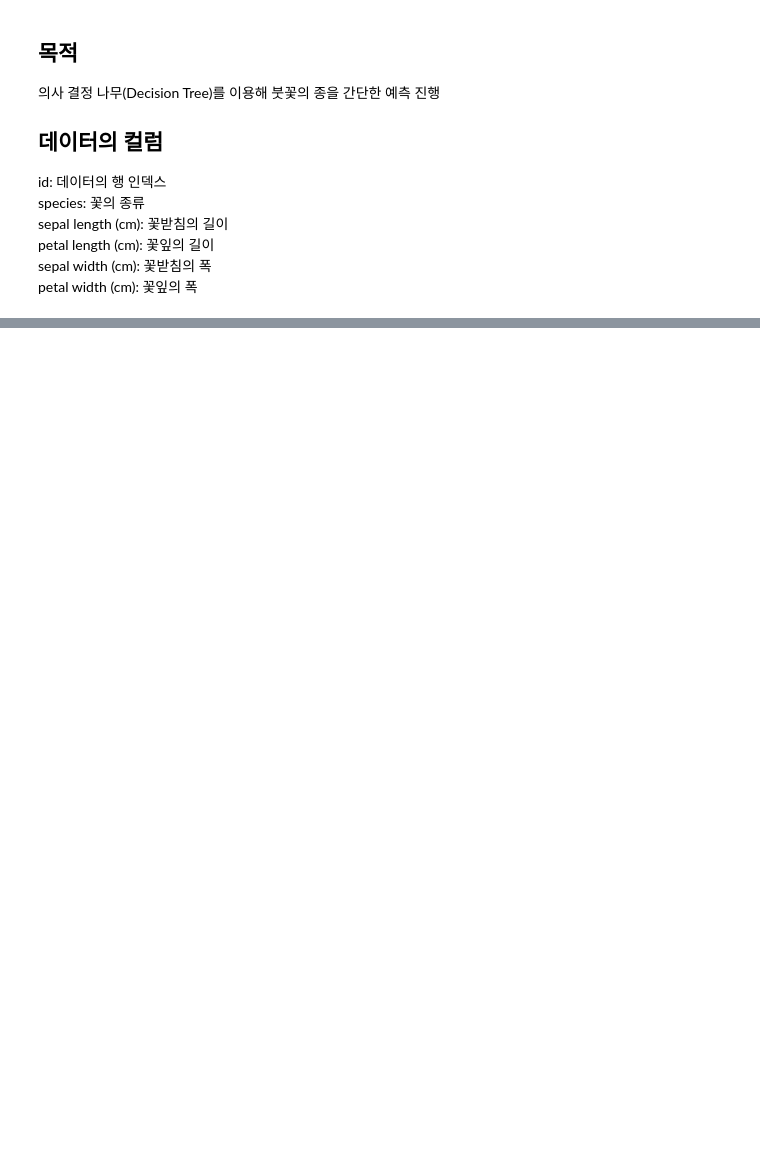
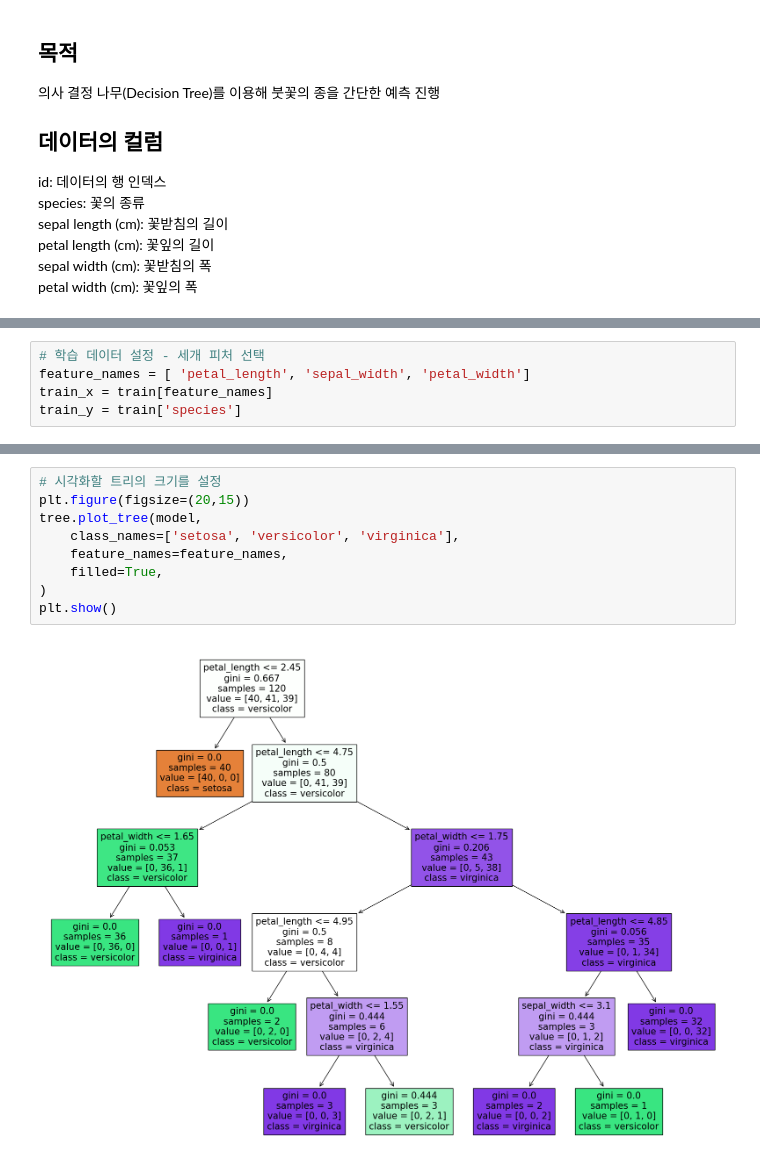
Before and after one commit to DANU011/PyDataAnalytics, a Jupyter notebook: IRIS/iris.ipynb, the cells around one changed output, grey strips where cells are left out. Cells and saved outputs as stored; diff of their text form; blank space fills up the shorter version.

```diff
--- a/IRIS/iris.ipynb
+++ b/IRIS/iris.ipynb
@@ -80,0 +245,5 @@ plt.show()
+# %%
+# 학습 데이터 설정 - 세개 피처 선택
+feature_names = [ 'petal_length', 'sepal_width', 'petal_width']
+train_x = train[feature_names]
+train_y = train['species']
@@ -80,0 +256,11 @@ plt.show()
+# %%
+# 시각화할 트리의 크기를 설정
+plt.figure(figsize=(20,15))
+tree.plot_tree(model,
+    class_names=['setosa', 'versicolor', 'virginica'],
+    feature_names=feature_names,
+    filled=True,
+)
+plt.show()
+# %% [output]
+[figure, added]
```
Also changed, not shown: parts of 20 cells of this notebook.
